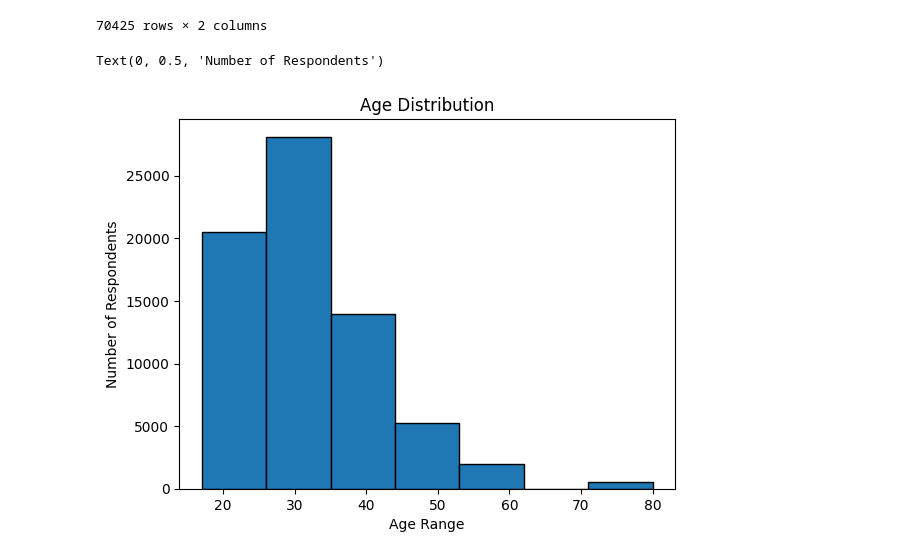
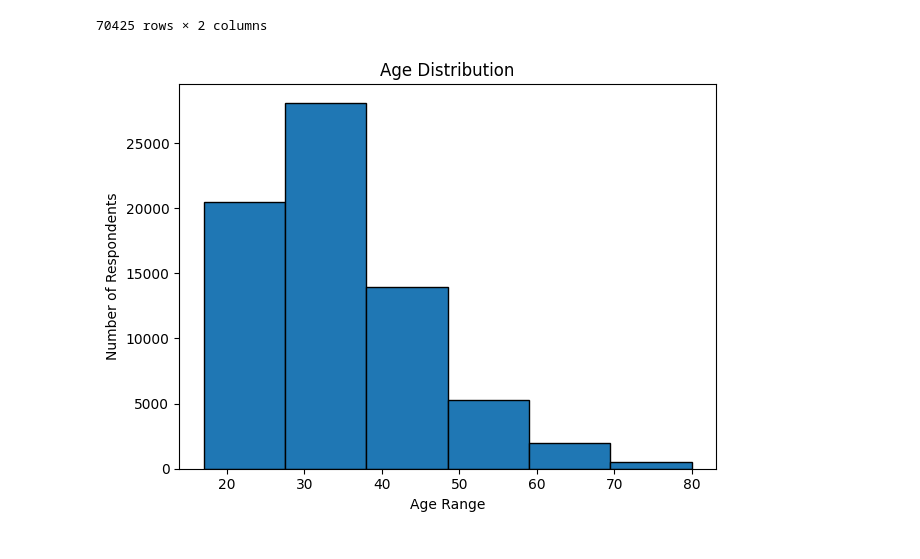
Before and after one commit to MohamoudAli12/PythonCodes, a Jupyter notebook: Data/plot.ipynb, the cells around one changed output. Cells and saved outputs as stored; diff of their text form; code cells hidden in the pictures.

```diff
--- a/Data/plot.ipynb
+++ b/Data/plot.ipynb
@@ -94,6 +106,3 @@ plt.title(' Most Popular Programming Languages')
 # %% [output]
 Text(0.5, 1.0, ' Most Popular Programming Languages')
 [figure]
-# %%
-AgeGroup_Resp= df.loc[:, 'Age'].dropna().to_frame().reset_index()
-AgeGroup_Resp.value_counts('Age')
@@ -137,10 +152,10 @@ AgeGroup_Resp
 | 70945 | 73268 | 29 |
 70425 rows × 2 columns
 # %%
-plt.hist(AgeGroup_Resp['Age'], bins=7, edgecolor='black')
+plt.hist(AgeGroup_Resp['Age'], bins=6, edgecolor='black')
 plt.title("Age Distribution")
 plt.xlabel("Age Range")
 plt.ylabel("Number of Respondents")
+plt.tight_layout()
 # %% [output]
-Text(0, 0.5, 'Number of Respondents')
-[figure, old version]
+[figure, new version]
```
Also changed, not shown: parts of 4 cells of this notebook.
